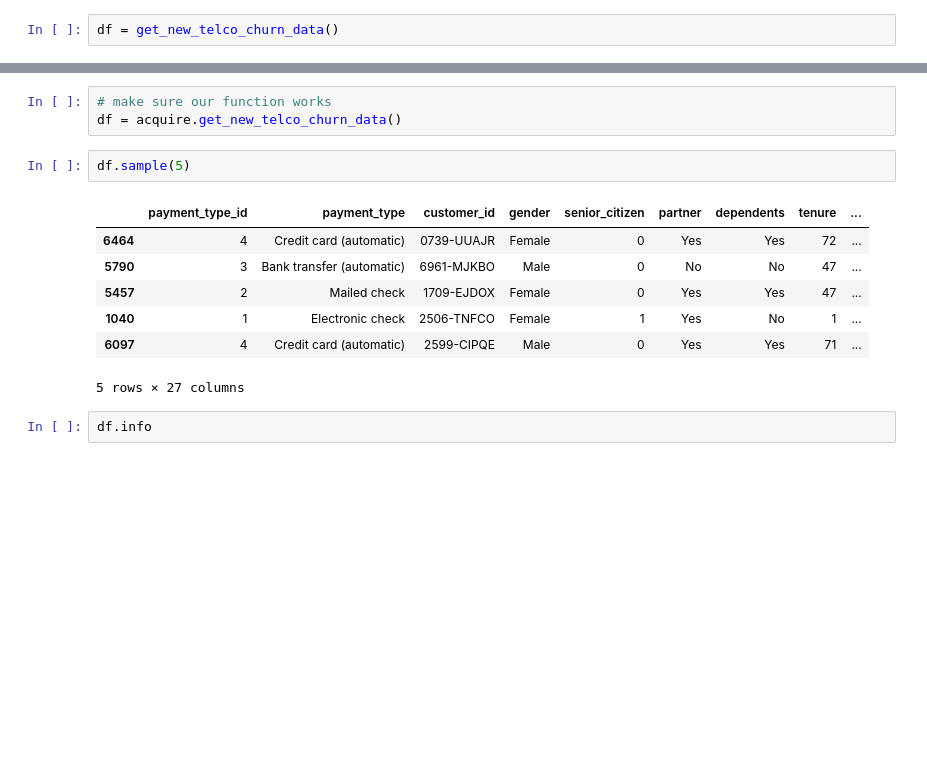
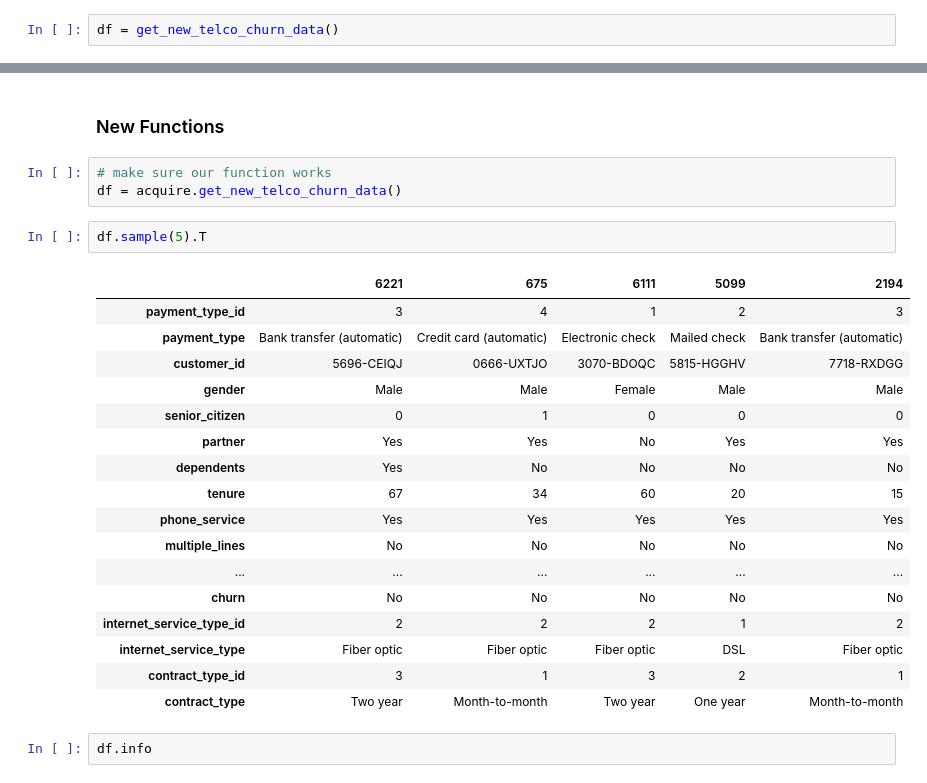
Before and after one commit to DesireeMcElroy/telco-classification-project, a Jupyter notebook: initial_notebook.ipynb, the cells around one changed output, grey strips where cells are left out. Cells and saved outputs as stored; diff of their text form; blank space fills up the shorter version.

```diff
--- a/initial_notebook.ipynb
+++ b/initial_notebook.ipynb
@@ -104,16 +73,28 @@ df.shape
+# %% [markdown]
+### New Functions
 # %%
 # make sure our function works
 df = acquire.get_new_telco_churn_data()
 # %%
-df.sample(5)
+df.sample(5).T
 # %% [output]
-|  | payment_type_id | payment_type | customer_id | gender | senior_citizen | partner | dependents | tenure | ... |
-| 6464 | 4 | Credit card (automatic) | 0739-UUAJR | Female | 0 | Yes | Yes | 72 | ... |
-| 5790 | 3 | Bank transfer (automatic) | 6961-MJKBO | Male | 0 | No | No | 47 | ... |
-| 5457 | 2 | Mailed check | 1709-EJDOX | Female | 0 | Yes | Yes | 47 | ... |
-| 1040 | 1 | Electronic check | 2506-TNFCO | Female | 1 | Yes | No | 1 | ... |
-| 6097 | 4 | Credit card (automatic) | 2599-CIPQE | Male | 0 | Yes | Yes | 71 | ... |
+|  | 6221 | 675 | 6111 | 5099 | 2194 |
+| payment_type_id | 3 | 4 | 1 | 2 | 3 |
+| payment_type | Bank transfer (automatic) | Credit card (automatic) | Electronic check | Mailed check | Bank transfer (automatic) |
+| customer_id | 5696-CEIQJ | 0666-UXTJO | 3070-BDOQC | 5815-HGGHV | 7718-RXDGG |
+| gender | Male | Male | Female | Male | Male |
+| senior_citizen | 0 | 1 | 0 | 0 | 0 |
+| partner | Yes | Yes | No | Yes | Yes |
+| dependents | Yes | No | No | No | No |
+| tenure | 67 | 34 | 60 | 20 | 15 |
+| phone_service | Yes | Yes | Yes | Yes | Yes |
+| multiple_lines | No | No | No | No | No |
+| ... | ... | ... | ... | ... | ... |
+| churn | No | No | No | No | No |
+| internet_service_type_id | 2 | 2 | 2 | 1 | 2 |
+| internet_service_type | Fiber optic | Fiber optic | Fiber optic | DSL | Fiber optic |
+| contract_type_id | 3 | 1 | 3 | 2 | 1 |
+| contract_type | Two year | Month-to-month | Two year | One year | Month-to-month |
-5 rows × 27 columns
 # %%
 df.info
 # %% [output]
```
Also changed, not shown: parts of 43 cells of this notebook.
